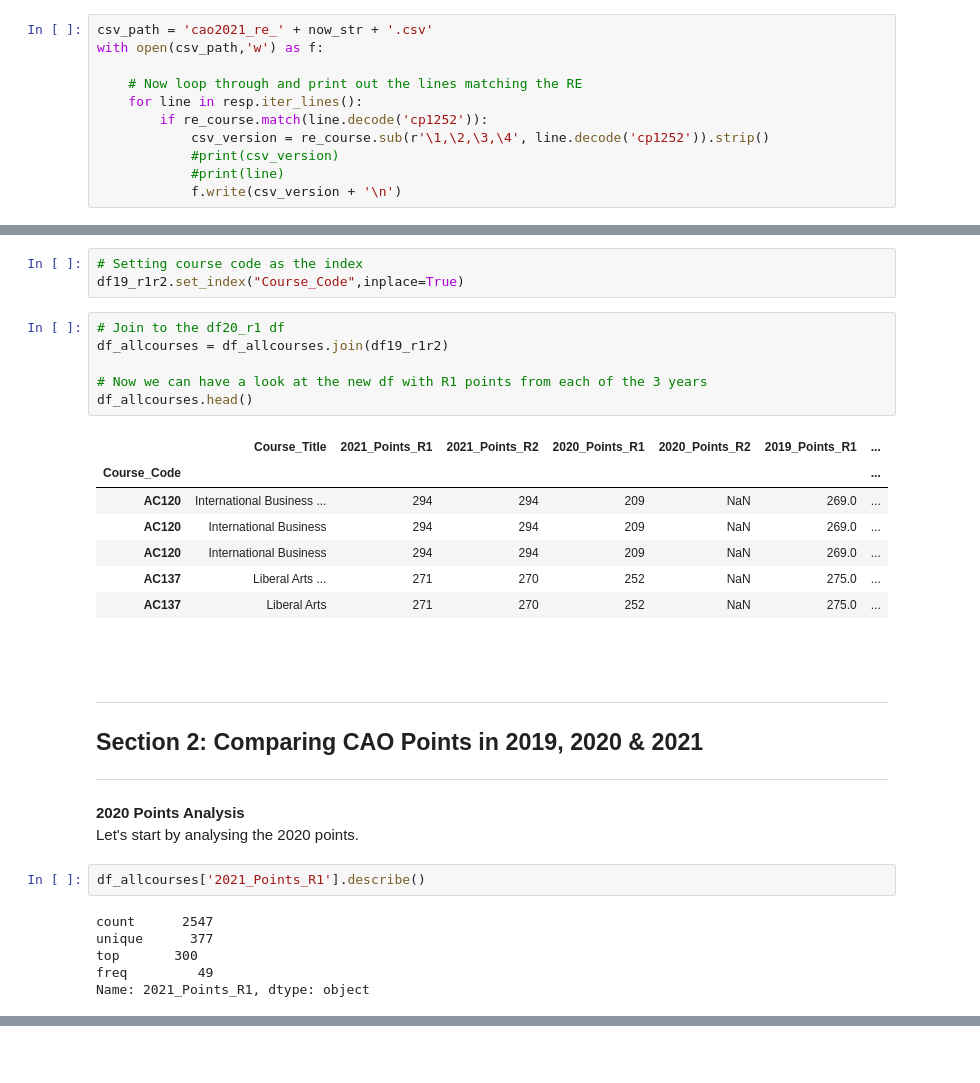
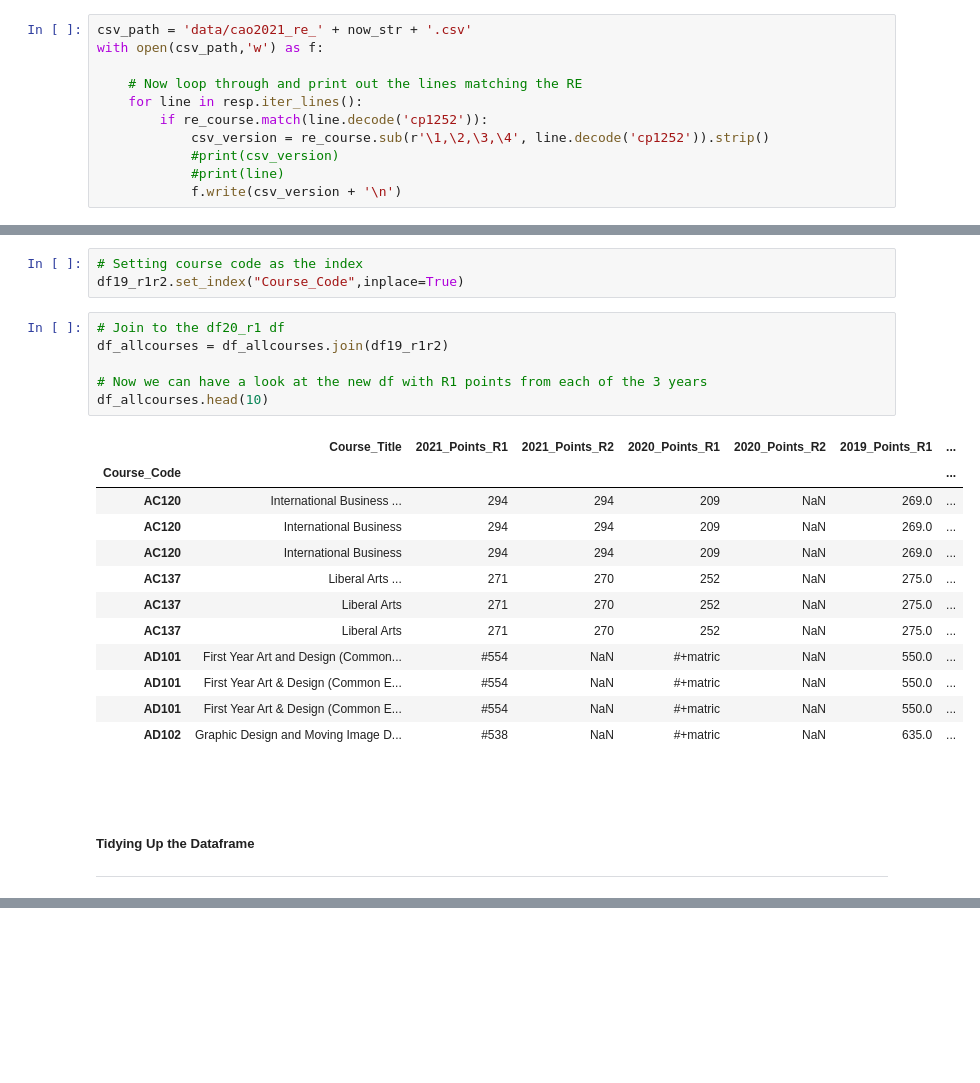
Before and after one commit to G00398258/fundsofda-assessment, a Jupyter notebook: cao.ipynb, the cells around one changed output, grey strips where cells are left out. Drawn from its saved outputs; the diff is of its cells as text; blank space fills up the shorter version.

```diff
--- a/cao.ipynb
+++ b/cao.ipynb
@@ -81,7 +93,7 @@ print (no_lines)
 # %% [output]
 949
 # %%
-csv_path = 'cao2021_re_' + now_str + '.csv'
+csv_path = 'data/cao2021_re_' + now_str + '.csv'
 with open(csv_path,'w') as f:
 
     # Now loop through and print out the lines matching the RE
@@ -367,32 +361,25 @@ df19_r1r2.set_index("Course_Code",inplace=True)
 # %%
 # Join to the df20_r1 df
 df_allcourses = df_allcourses.join(df19_r1r2)
 
 # Now we can have a look at the new df with R1 points from each of the 3 years
-df_allcourses.head()
+df_allcourses.head(10)
 # %% [output]
 |  | Course_Title | 2021_Points_R1 | 2021_Points_R2 | 2020_Points_R1 | 2020_Points_R2 | 2019_Points_R1 | ... |
 | Course_Code |  |  |  |  |  |  | ... |
 | AC120 | International Business ... | 294 | 294 | 209 | NaN | 269.0 | ... |
 | AC120 | International Business | 294 | 294 | 209 | NaN | 269.0 | ... |
 | AC120 | International Business | 294 | 294 | 209 | NaN | 269.0 | ... |
 | AC137 | Liberal Arts ... | 271 | 270 | 252 | NaN | 275.0 | ... |
 | AC137 | Liberal Arts | 271 | 270 | 252 | NaN | 275.0 | ... |
+| AC137 | Liberal Arts | 271 | 270 | 252 | NaN | 275.0 | ... |
+| AD101 | First Year Art and Design (Common... | #554 | NaN | #+matric | NaN | 550.0 | ... |
+| AD101 | First Year Art & Design (Common E... | #554 | NaN | #+matric | NaN | 550.0 | ... |
+| AD101 | First Year Art & Design (Common E... | #554 | NaN | #+matric | NaN | 550.0 | ... |
+| AD102 | Graphic Design and Moving Image D... | #538 | NaN | #+matric | NaN | 635.0 | ... |
 # %% [markdown]
 <br>
 # %% [markdown]
+##### Tidying Up the Dataframe
 ***
-## Section 2: Comparing CAO Points in 2019, 2020 & 2021
-***
-# %% [markdown]
-**2020 Points Analysis**
-Let's start by analysing the 2020 points.
-# %%
-df_allcourses['2021_Points_R1'].describe()
-# %% [output]
-count      2547
-unique      377
-top       300
-freq         49
-Name: 2021_Points_R1, dtype: object
 # %%
```
Also changed, not shown: parts of 71 cells of this notebook, 51 other files.
